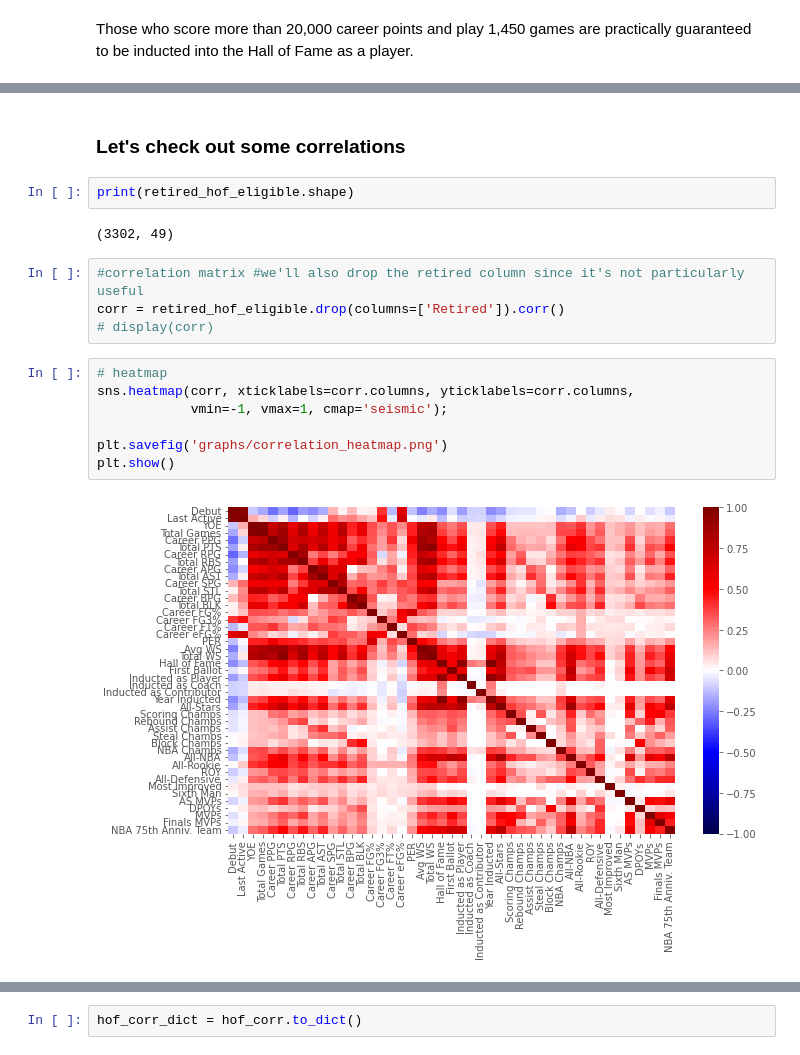
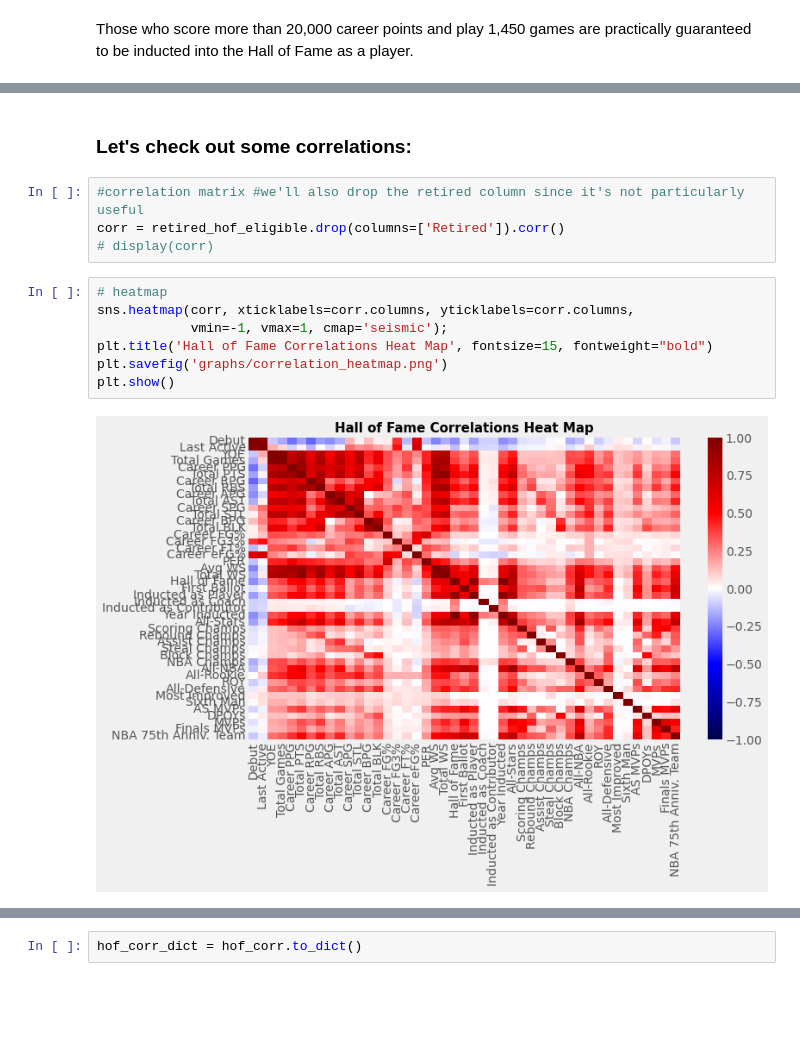
Before and after one commit to ctoeun/nba-hof-predictor, a Jupyter notebook: hof-analysis-predictions.ipynb, the cells around one changed output, grey strips where cells are left out. Drawn from its saved outputs; the diff is of its cells as text; blank space fills up the shorter version.

```diff
--- a/hof-analysis-predictions.ipynb
+++ b/hof-analysis-predictions.ipynb
@@ -447,9 +467,5 @@ Those who score more than 20,000 career points and play 1,450 games are practica
 # %% [markdown]
-### Let's check out some correlations
+### Let's check out some correlations:
-# %%
-print(retired_hof_eligible.shape)
-# %% [output]
-(3302, 49)
 # %%
 #correlation matrix #we'll also drop the retired column since it's not particularly useful
 corr = retired_hof_eligible.drop(columns=['Retired']).corr()
@@ -457,10 +473,10 @@ corr = retired_hof_eligible.drop(columns=['Retired']).corr()
 # %%
 # heatmap
 sns.heatmap(corr, xticklabels=corr.columns, yticklabels=corr.columns,
             vmin=-1, vmax=1, cmap='seismic');
-
+plt.title('Hall of Fame Correlations Heat Map', fontsize=15, fontweight="bold")
 plt.savefig('graphs/correlation_heatmap.png')
 plt.show()
 # %% [output]
-[figure, old version]
+[figure, new version]
 # %%
```
Also changed, not shown: parts of 47 cells of this notebook, 20 other files.
